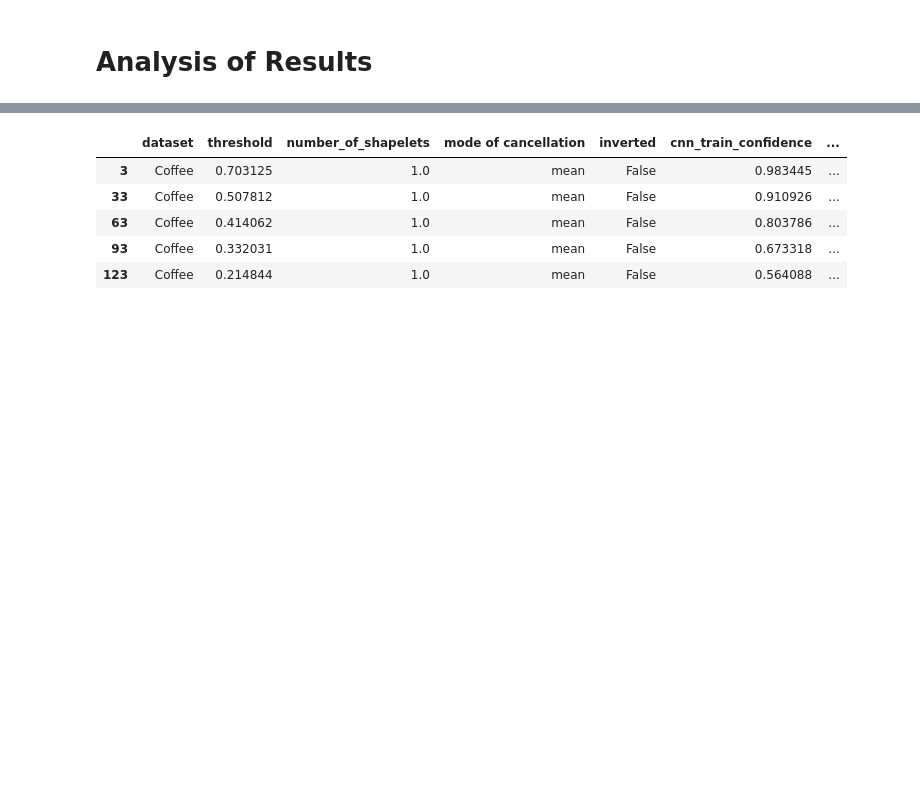
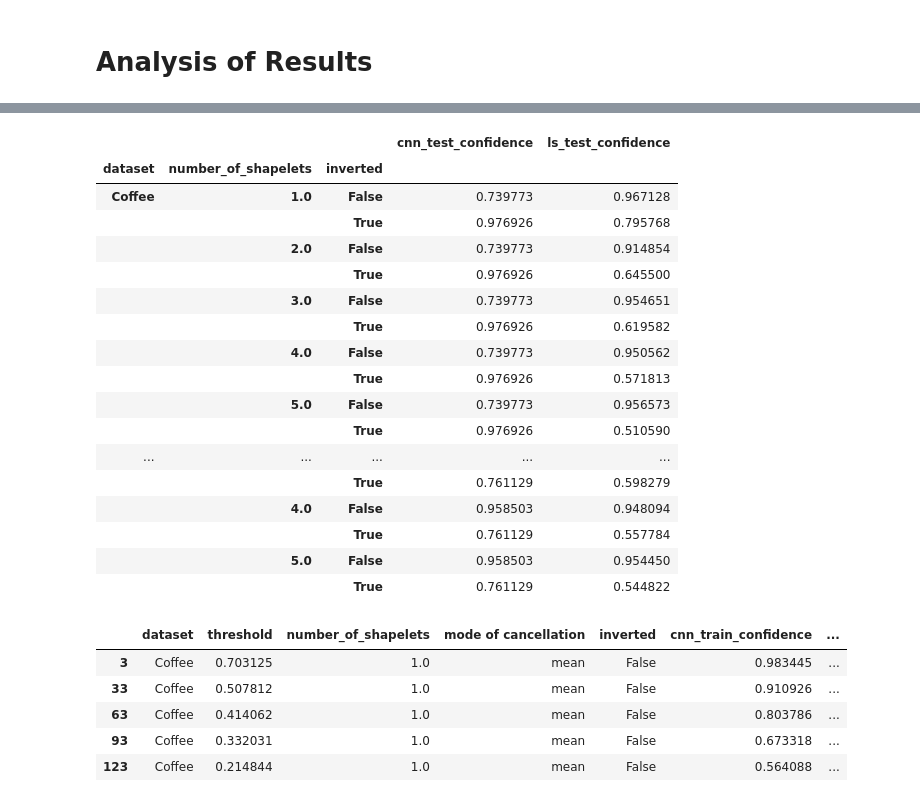
Before and after one commit to FabianWylczoch/XAI-for-Time-Series, a Jupyter notebook: SeminarNotebook.ipynb, the cells around one changed output, grey strips where cells are left out. Saved outputs shown, nothing was run; the diff lists cells and outputs as text; code cells hidden in the pictures; blank space fills up the shorter version.

```diff
--- a/SeminarNotebook.ipynb
+++ b/SeminarNotebook.ipynb
@@ -663,3 +566,24 @@ results
+# %%
+results.loc[(results["mode of cancellation"] == "mean")].groupby(["dataset", "number_of_shapelets", "inverted"]).agg({"cnn_test_confidence": np.mean, "ls_test_confidence": np.mean})
+# %% [output]
+|  |  |  | cnn_test_confidence | ls_test_confidence |
+| dataset | number_of_shapelets | inverted |  |  |
+| Coffee | 1.0 | False | 0.739773 | 0.967128 |
+|  |  | True | 0.976926 | 0.795768 |
+|  | 2.0 | False | 0.739773 | 0.914854 |
+|  |  | True | 0.976926 | 0.645500 |
+|  | 3.0 | False | 0.739773 | 0.954651 |
+|  |  | True | 0.976926 | 0.619582 |
+|  | 4.0 | False | 0.739773 | 0.950562 |
+|  |  | True | 0.976926 | 0.571813 |
+|  | 5.0 | False | 0.739773 | 0.956573 |
+|  |  | True | 0.976926 | 0.510590 |
+| ... | ... | ... | ... | ... |
+|  |  | True | 0.761129 | 0.598279 |
+|  | 4.0 | False | 0.958503 | 0.948094 |
+|  |  | True | 0.761129 | 0.557784 |
+|  | 5.0 | False | 0.958503 | 0.954450 |
+|  |  | True | 0.761129 | 0.544822 |
 # %%
 for dataset in datasets:
     for shapelet_number in shapelet_numbers:
```
Also changed, not shown: parts of 32 cells of this notebook, 10 other files.
